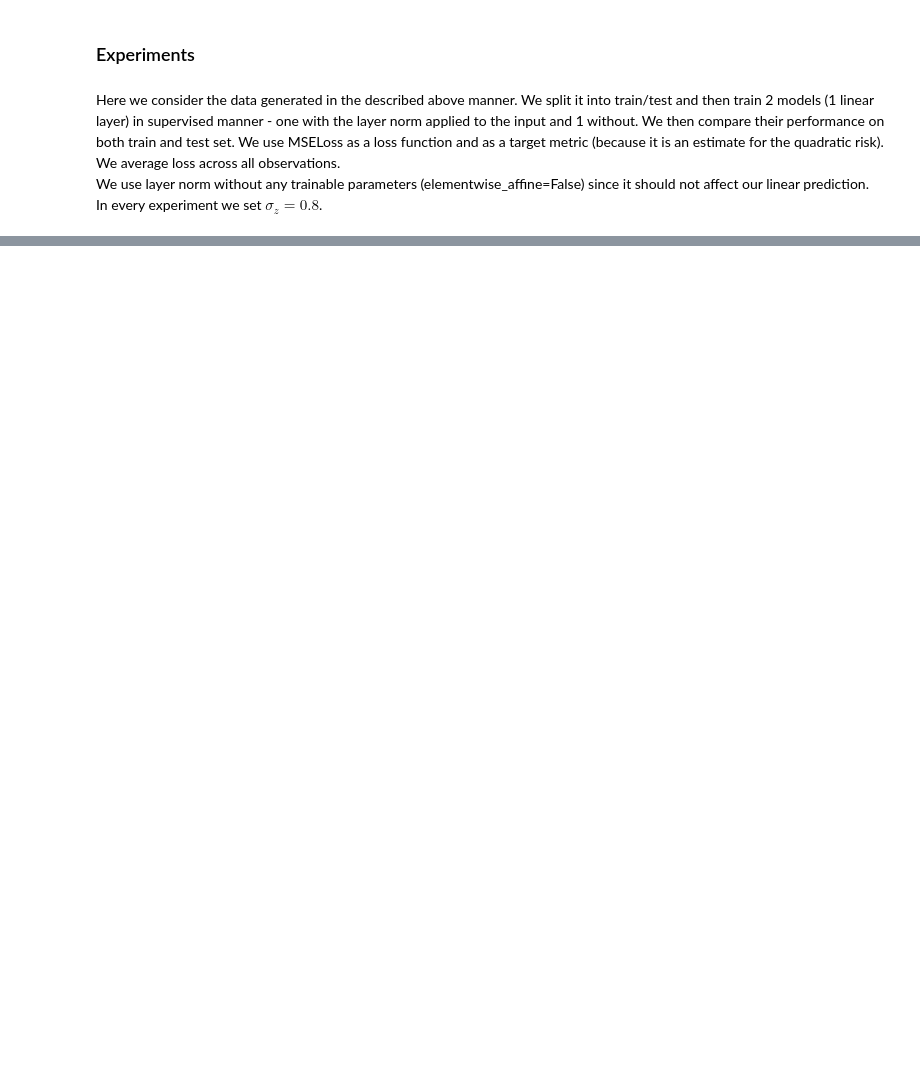
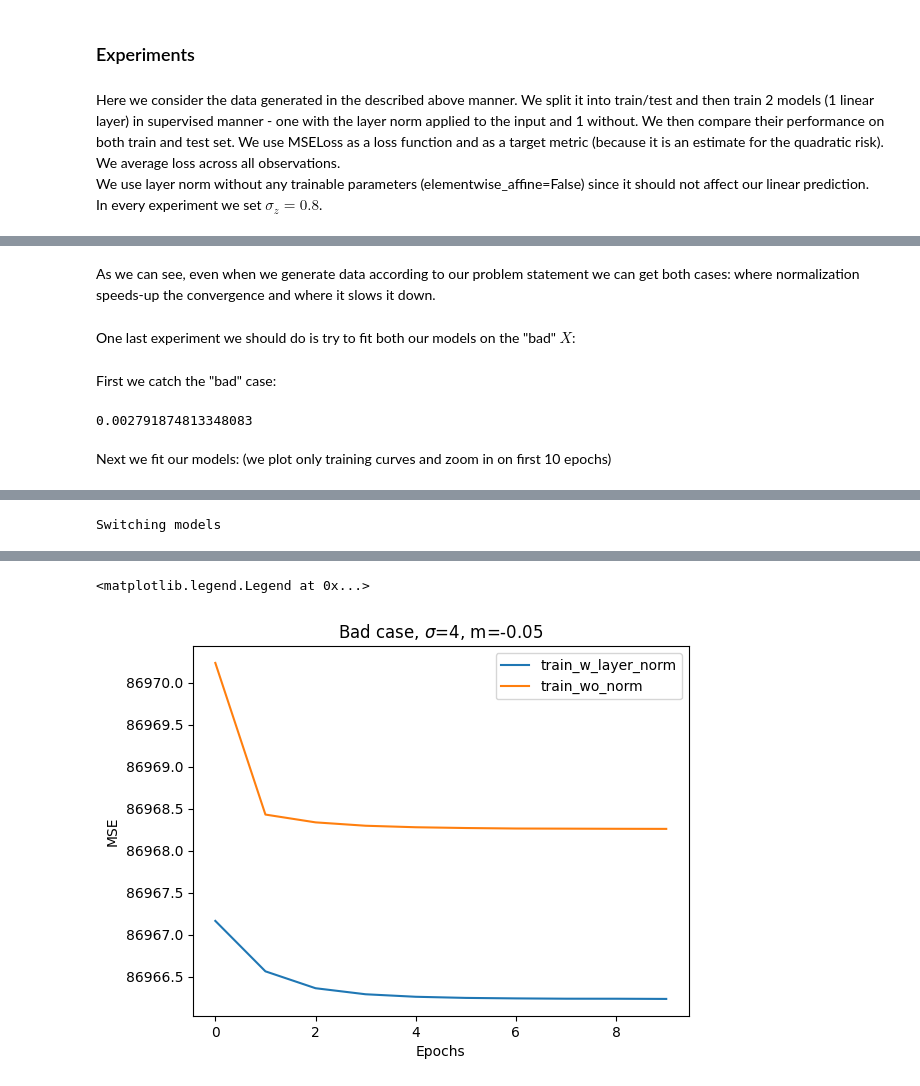
Before and after one commit to sacr1f1ce/Bayesian-Methods-of-Machine-Learning, a Jupyter notebook: HW/Final_project.ipynb, the cells around one changed output, grey strips where cells are left out. Drawn from its saved outputs; the diff is of its cells as text; code cells hidden in the pictures; blank space fills up the shorter version.

```diff
--- a/HW/Final_project.ipynb
+++ b/HW/Final_project.ipynb
@@ -423,0 +545,57 @@ https://arxiv.org/pdf/1802.06455.pdf
+# %% [markdown]
+As we can see, even when we generate data according to our problem statement we can get both cases: where normalization speeds-up the convergence and where it slows it down.
+# %% [markdown]
+One last experiment we should do is try to fit both our models on the "bad" $X$:
+# %% [markdown]
+First we catch the "bad" case:
+# %%
+best_sc = 0
+for it in tqdm(range(N_iterations)):
+    X, y, __ = generate_data(-0.05, 4, 0.8, n=p, size=n)
+    X_n = (X - X.mean(axis=-1)[:, None]) / X.std(axis=-1)[:, None]
+    eigen_values = np.sort(np.linalg.eig(X.T @ X)[0]) # sorted eigenvalues of X^TX
+    eigen_values_n = np.sort(np.linalg.eig(X_n.T @ X_n)[0]) # sorted eigenvalues of $\tilde{X}^T\tilde{X}$
+    l_min, l_max = eigen_values[0], eigen_values[-1]
+    l_min_n, l_max_n = eigen_values_n[1], eigen_values_n[-1]
+
+
+    if l_min / l_max - l_min_n / l_max_n > best_sc:
+        best_sc = l_min / l_max - l_min_n / l_max_n
+        X_bad = X
+        y_bad = y
+
+print(best_sc)
+# %% [output]
+0.002791874813348083
+# %% [markdown]
+Next we fit our models: (we plot only training curves and zoom in on first 10 epochs)
+# %%
+train_dataset = Data(X_bad, y_bad)
+
+train_dataloader = DataLoader(train_dataset, batch_size=1024)
+test_dataloader = DataLoader(train_dataset, batch_size=1024)
+
+model_base = nn.Sequential(
+nn.Linear(DIM, 1)
+)
+
+model_norm = nn.Sequential(
+    nn.LayerNorm(DIM, elementwise_affine=False),
+    nn.Linear(DIM, 1)
+)
+
+optimizer = SGD(model_base.parameters(), lr=3e-3)
+tr, tst = train(model_base, train_dataloader, test_dataloader, nn.MSELoss(), optimizer, n_epochs=100)
+
+print('Switching models')
+
+optimizer_n = SGD(model_norm.parameters(), lr=3e-3)
+tr_n, tst_n = train(model_norm, train_dataloader, test_dataloader, nn.MSELoss(), optimizer_n, n_epochs=100)
+
+plt.plot(tr_n[:10], label='train_w_layer_norm')
+plt.plot(tr[:10], label='train_wo_norm')
+plt.xlabel("Epochs")
+plt.ylabel("MSE")
+plt.title(f"Bad case, $\sigma$=4, m=-0.05")
+plt.legend()
+# %% [output]
@@ -423,0 +604 @@ https://arxiv.org/pdf/1802.06455.pdf
+Switching models
@@ -423,0 +607,2 @@ https://arxiv.org/pdf/1802.06455.pdf
+<matplotlib.legend.Legend at 0x...>
+[figure, added]
```
Also changed, not shown: parts of 43 cells of this notebook, 1 other file.
